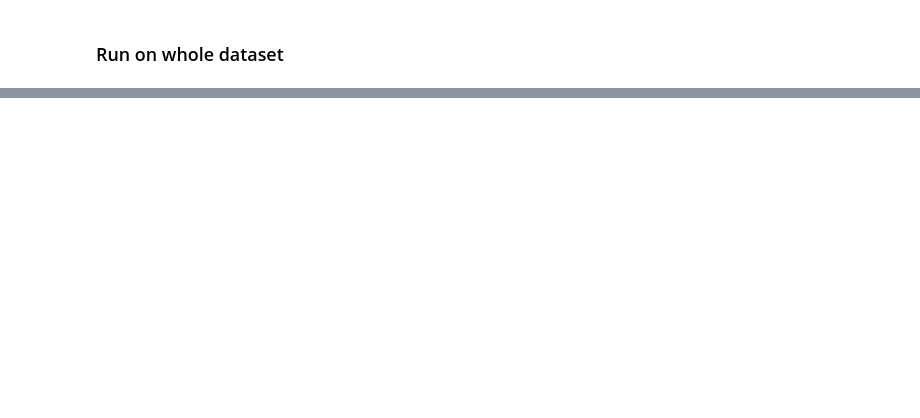
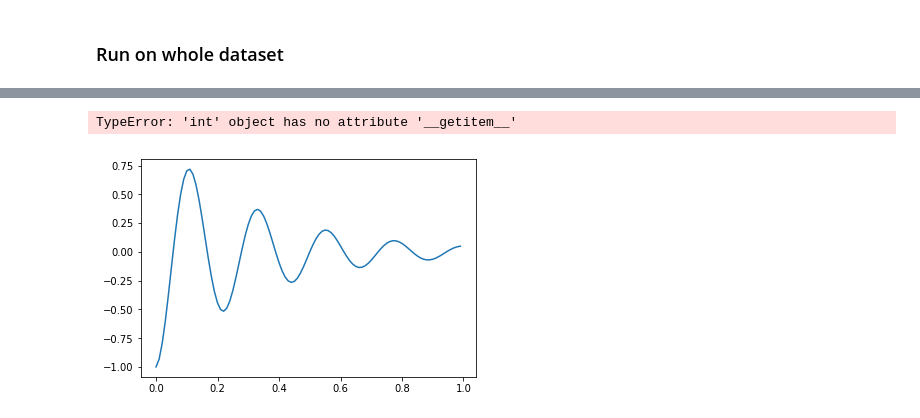
Before and after one commit to seung-lab/FilterFinder, a Jupyter notebook: notebooks/Transform.ipynb, the cells around one changed output, grey strips where cells are left out. Cells and saved outputs as stored; diff of their text form; code cells hidden in the pictures; blank space fills up the shorter version.

```diff
--- a/notebooks/Transform.ipynb
+++ b/notebooks/Transform.ipynb
@@ -302,0 +280,18 @@ print('3', 1,2)
+# %%
+pathset = [ (120,9900, 11000), (20, 9900, 11000),
+            (60, 16000, 17000),(70, 16000, 17000),
+            (400, 8500, 27000),(400, 7000, 27000),
+            (300, 7000, 21500),(151, 4500, 5000),
+            (51, 18000, 9500), (52, 18000, 7500),
+            (55, 18000, 7500), (60, 18100, 8400),]
+# %%
+t, s = data.getBatch(hparams, pathset)
+
+feed_dict = {model.image: s,
+                model.template: t,
+                model.dropout: 1}
+
+model_run =[model.source_alpha,
+            model.template_alpha,
+            model.p,
+           ]
@@ -302,0 +382,20 @@ print('3', 1,2)
+# %%
+step = 6 # 7, 1, 4
+vis.show(s[step])
+vis.show(t[step])
+#xcsurface(result[step])
+#vis.show(result[step])
+# %% [output]
+TypeError: 'int' object has no attribute '__getitem__'
+# %%
+def f(t):
+    return -np.exp(-3*t) * np.cos(9*np.pi*t)
+
+t1 = np.arange(0.0, 1.0, 0.01)
+
+plt.figure(1)
+plt.plot(t1, f(t1))
+
+plt.show()
+# %% [output]
+[figure, added]
```
Also changed, not shown: parts of 17 cells of this notebook, 5 other files.
